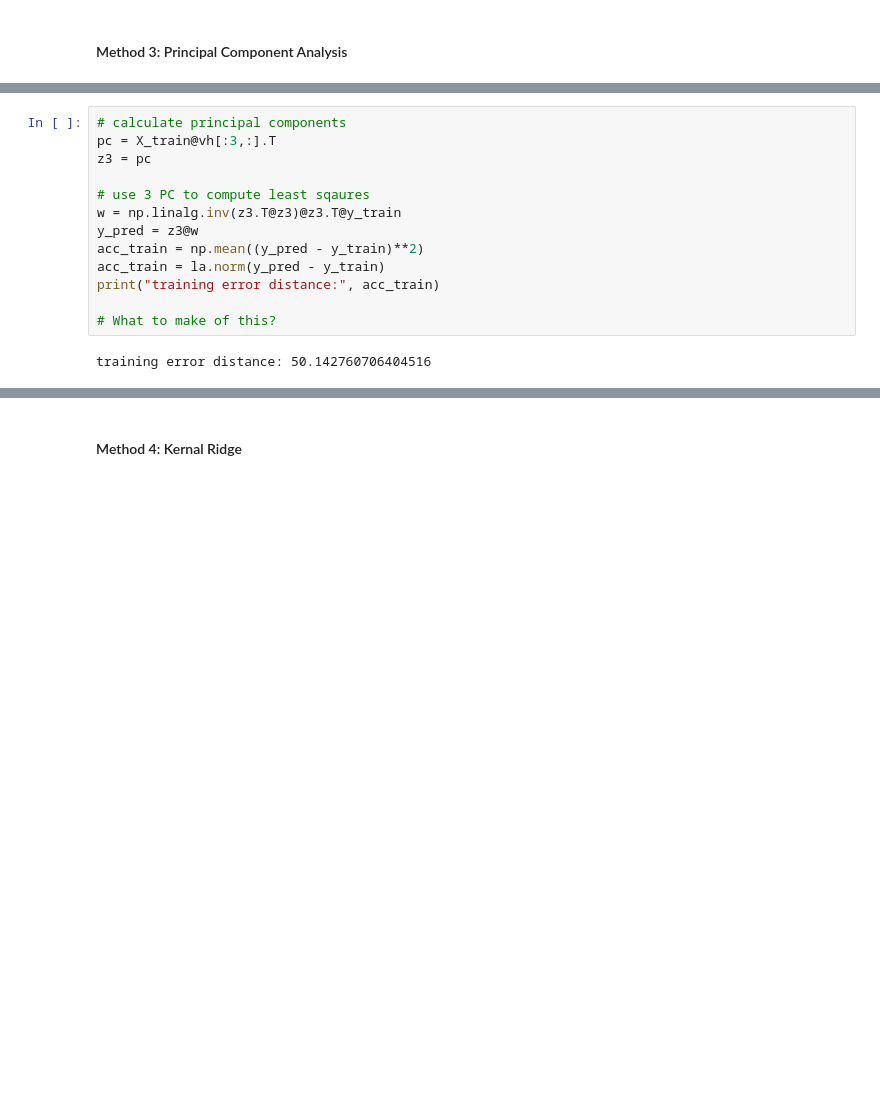
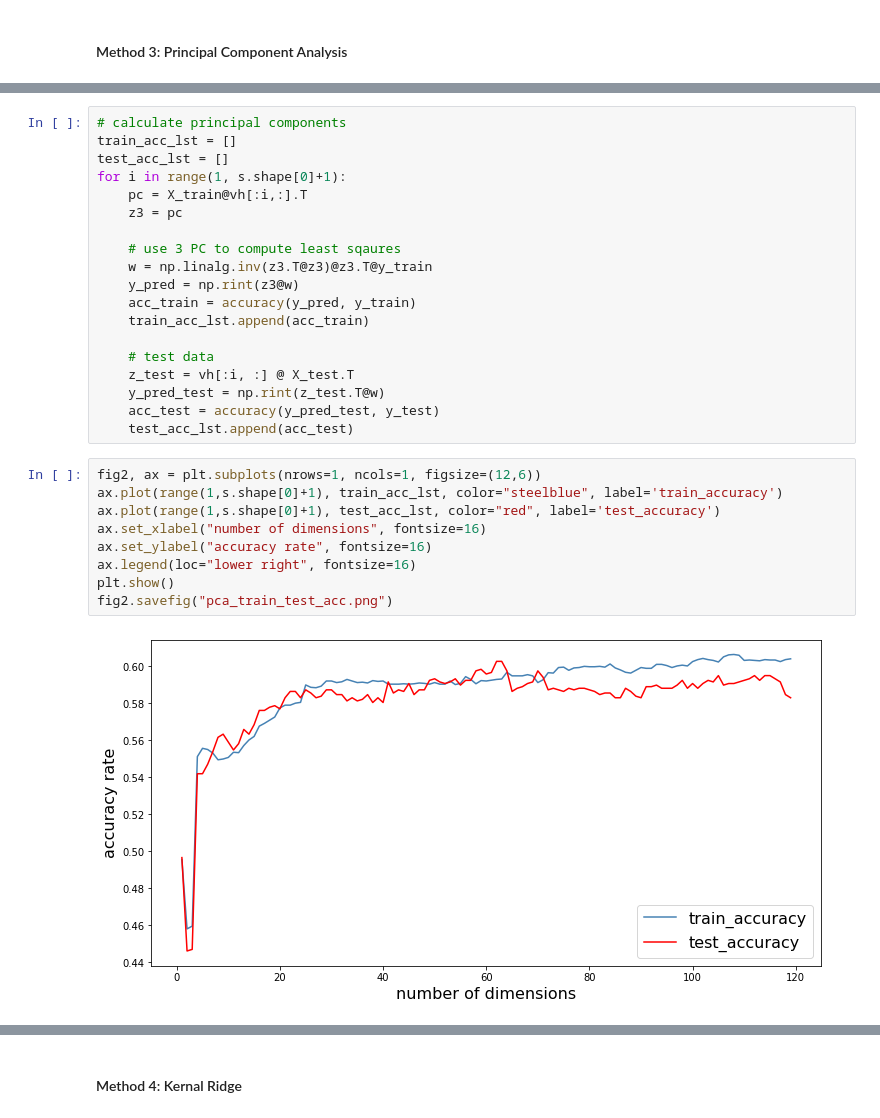
Before and after one commit to Crliu4/cmsc353_nonvoter_project, a Jupyter notebook: models.ipynb, the cells around one changed output, grey strips where cells are left out. Drawn from its saved outputs; the diff is of its cells as text; blank space fills up the shorter version.

```diff
--- a/models.ipynb
+++ b/models.ipynb
@@ -137,16 +176,31 @@ plt.show()
 [figure]
 # %%
 # calculate principal components
-pc = X_train@vh[:3,:].T
-z3 = pc
+train_acc_lst = []
+test_acc_lst = []
+for i in range(1, s.shape[0]+1):
+    pc = X_train@vh[:i,:].T
+    z3 = pc
 
-# use 3 PC to compute least sqaures
-w = np.linalg.inv(z3.T@z3)@z3.T@y_train
-y_pred = z3@w
-acc_train = np.mean((y_pred - y_train)**2)
-acc_train = la.norm(y_pred - y_train)
-print("training error distance:", acc_train)
+    # use 3 PC to compute least sqaures
+    w = np.linalg.inv(z3.T@z3)@z3.T@y_train
+    y_pred = np.rint(z3@w)
+    acc_train = accuracy(y_pred, y_train)
+    train_acc_lst.append(acc_train)
 
-# What to make of this?
+    # test data
+    z_test = vh[:i, :] @ X_test.T
+    y_pred_test = np.rint(z_test.T@w)
+    acc_test = accuracy(y_pred_test, y_test)
+    test_acc_lst.append(acc_test)
-# %% [output]
-training error distance: 50.142760706404516
+# %%
+fig2, ax = plt.subplots(nrows=1, ncols=1, figsize=(12,6))
+ax.plot(range(1,s.shape[0]+1), train_acc_lst, color="steelblue", label='train_accuracy')
+ax.plot(range(1,s.shape[0]+1), test_acc_lst, color="red", label='test_accuracy')
+ax.set_xlabel("number of dimensions", fontsize=16)
+ax.set_ylabel("accuracy rate", fontsize=16)
+ax.legend(loc="lower right", fontsize=16)
+plt.show()
+fig2.savefig("pca_train_test_acc.png")
+# %% [output]
+[figure, added]
```
Also changed, not shown: parts of 38 cells of this notebook, 2 other files.
